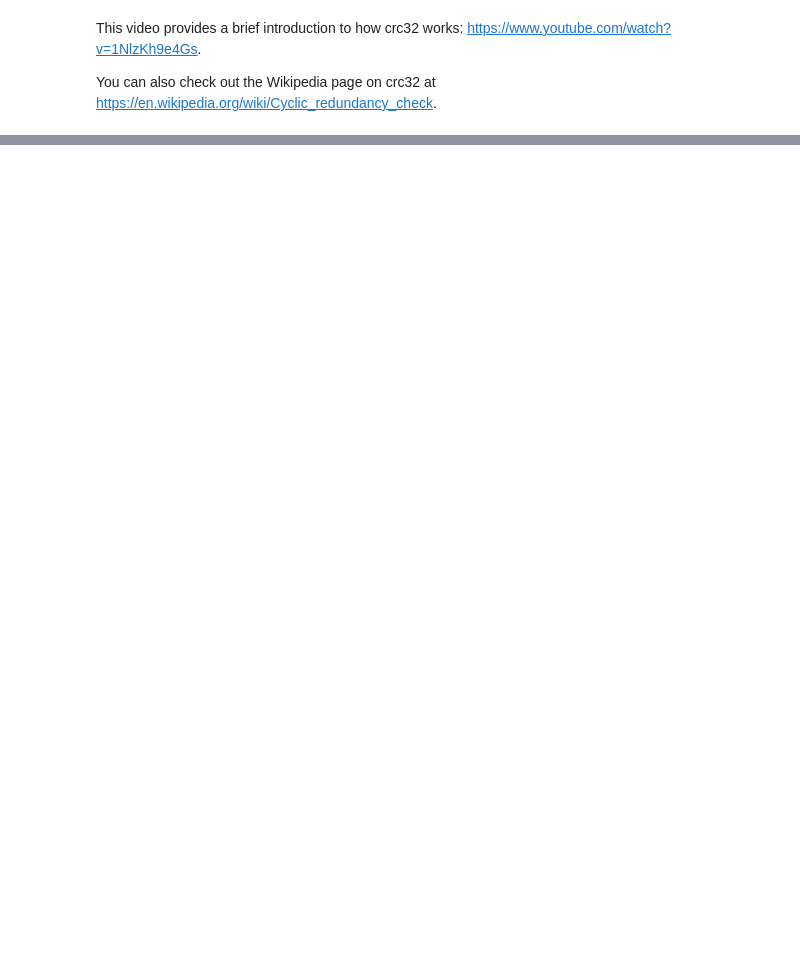
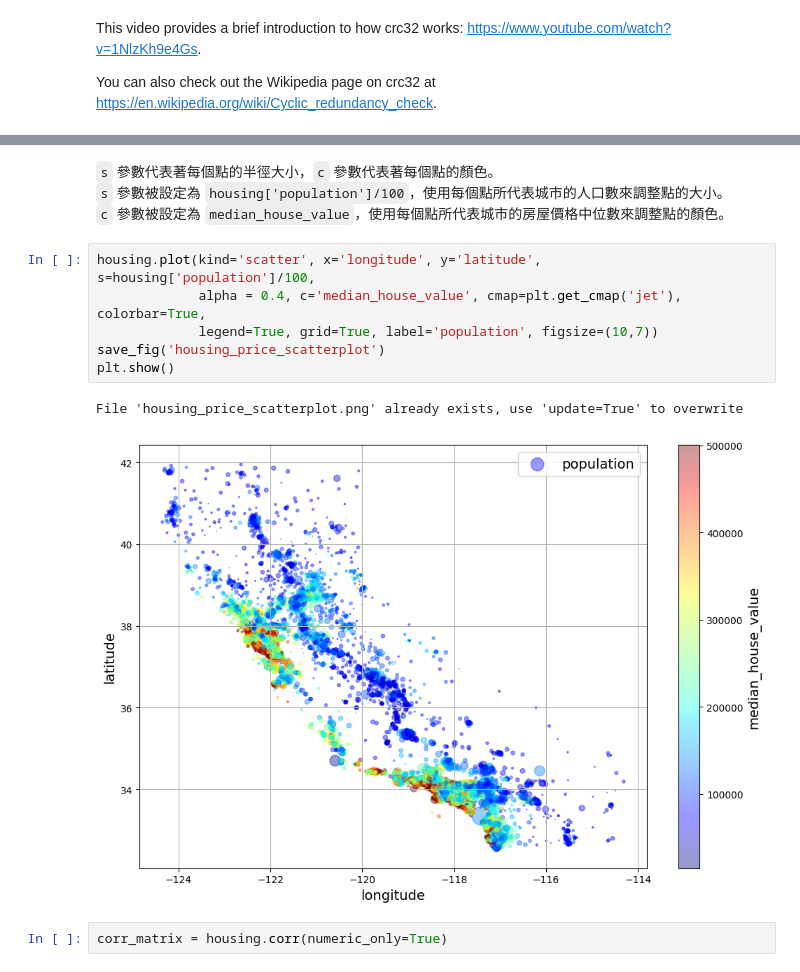
Before and after one commit to 109024503/handson_ml, a Jupyter notebook: Chapter 2.ipynb, the cells around one changed output, grey strips where cells are left out. Cells and saved outputs as stored; diff of their text form; blank space fills up the shorter version.

```diff
--- a/Chapter 2.ipynb
+++ b/Chapter 2.ipynb
@@ -102,0 +235,15 @@ You can also check out the Wikipedia page on crc32 at https://en.wikipedia.org/w
+# %% [markdown]
+`s` 參數代表著每個點的半徑大小，`c` 參數代表著每個點的顏色。\
+`s` 參數被設定為 `housing['population']/100`，使用每個點所代表城市的人口數來調整點的大小。\
+`c` 參數被設定為 `median_house_value`，使用每個點所代表城市的房屋價格中位數來調整點的顏色。
+# %%
+housing.plot(kind='scatter', x='longitude', y='latitude', s=housing['population']/100,
+             alpha = 0.4, c='median_house_value', cmap=plt.get_cmap('jet'), colorbar=True,
+             legend=True, grid=True, label='population', figsize=(10,7))
+save_fig('housing_price_scatterplot')
+plt.show()
+# %% [output]
+File 'housing_price_scatterplot.png' already exists, use 'update=True' to overwrite
+[figure, added]
+# %%
+corr_matrix = housing.corr(numeric_only=True)
```
Also changed, not shown: parts of 56 cells of this notebook, 7 other files.
